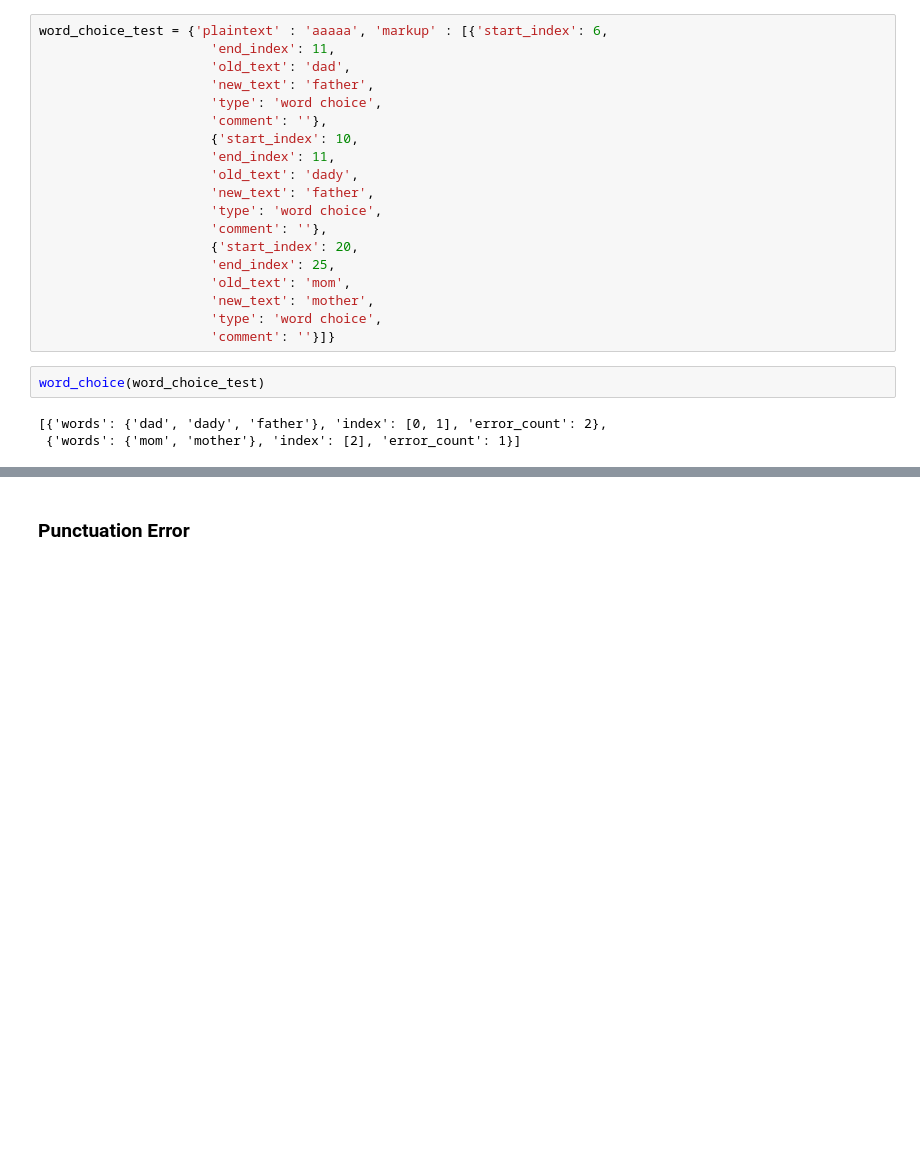
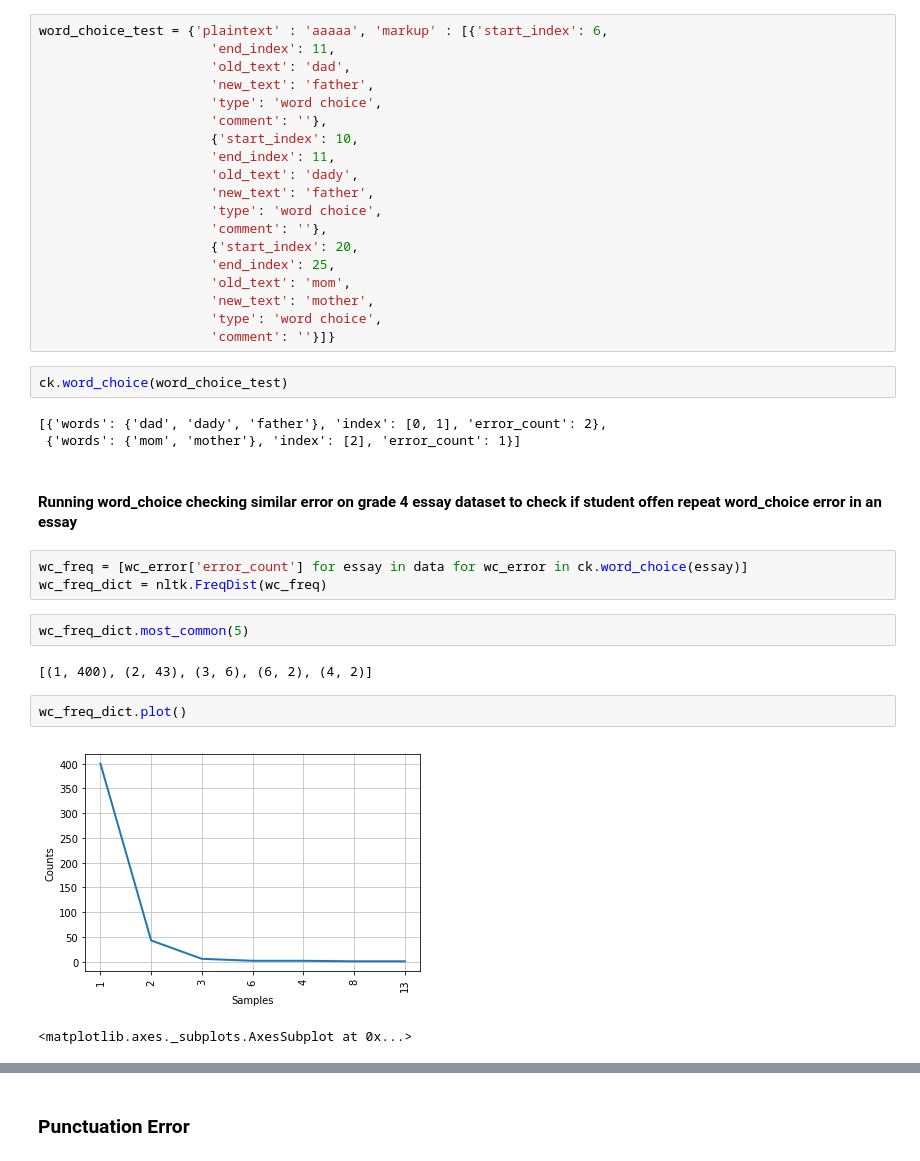
Before and after one commit to Teja0110/Similar-Error, a Jupyter notebook: Program.ipynb, the cells around one changed output, grey strips where cells are left out. Drawn from its saved outputs; the diff is of its cells as text; blank space fills up the shorter version.

Commit message:
Update Program, error checking

```diff
--- a/Program.ipynb
+++ b/Program.ipynb
@@ -115,8 +119,22 @@ word_choice_test = {'plaintext' : 'aaaaa', 'markup' : [{'start_index': 6,
                       'new_text': 'mother',
                       'type': 'word choice',
                       'comment': ''}]}
-# %%
-word_choice(word_choice_test)
-# %% [output]
-[{'words': {'dad', 'dady', 'father'}, 'index': [0, 1], 'error_count': 2},
- {'words': {'mom', 'mother'}, 'index': [2], 'error_count': 1}]
+# %%
+ck.word_choice(word_choice_test)
+# %% [output]
+[{'words': {'dad', 'dady', 'father'}, 'index': [0, 1], 'error_count': 2},
+ {'words': {'mom', 'mother'}, 'index': [2], 'error_count': 1}]
+# %% [markdown]
+#### Running word_choice checking similar error on grade 4 essay dataset to check if student offen repeat word_choice error in an essay
+# %%
+wc_freq = [wc_error['error_count'] for essay in data for wc_error in ck.word_choice(essay)]
+wc_freq_dict = nltk.FreqDist(wc_freq)
+# %%
+wc_freq_dict.most_common(5)
+# %% [output]
+[(1, 400), (2, 43), (3, 6), (6, 2), (4, 2)]
+# %%
+wc_freq_dict.plot()
+# %% [output]
+[figure, added]
+<matplotlib.axes._subplots.AxesSubplot at 0x...>
```
Also changed, not shown: parts of 55 cells of this notebook, 1 other file.
